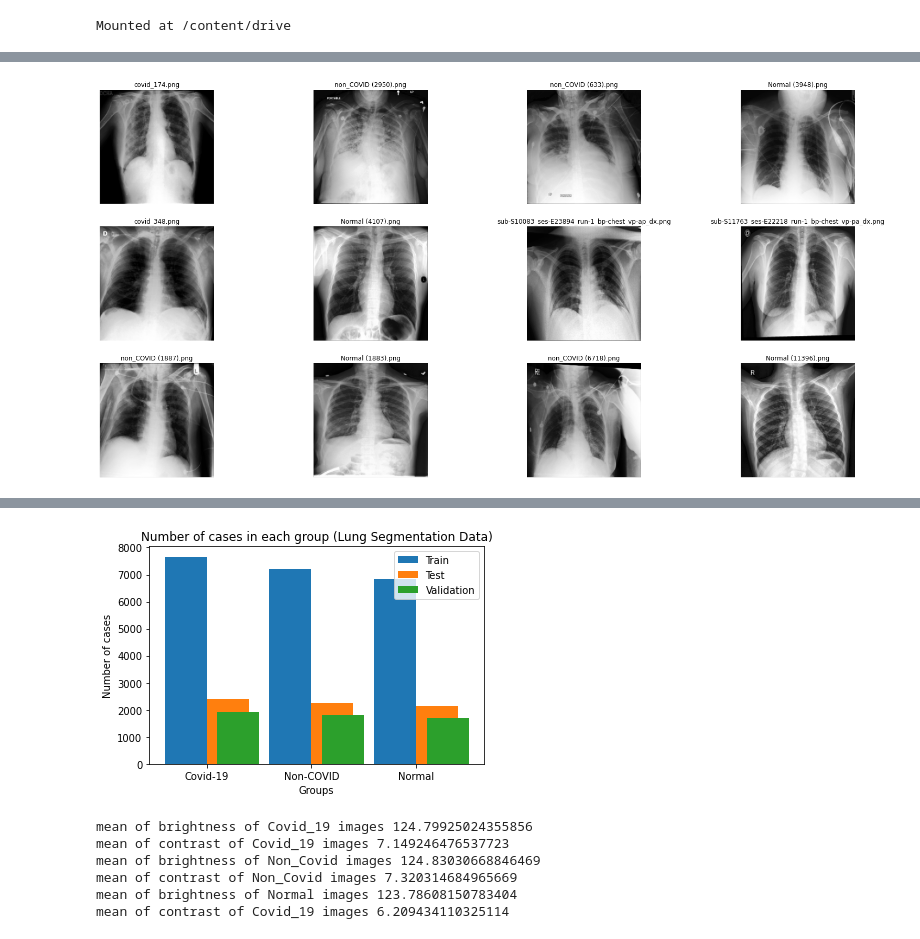
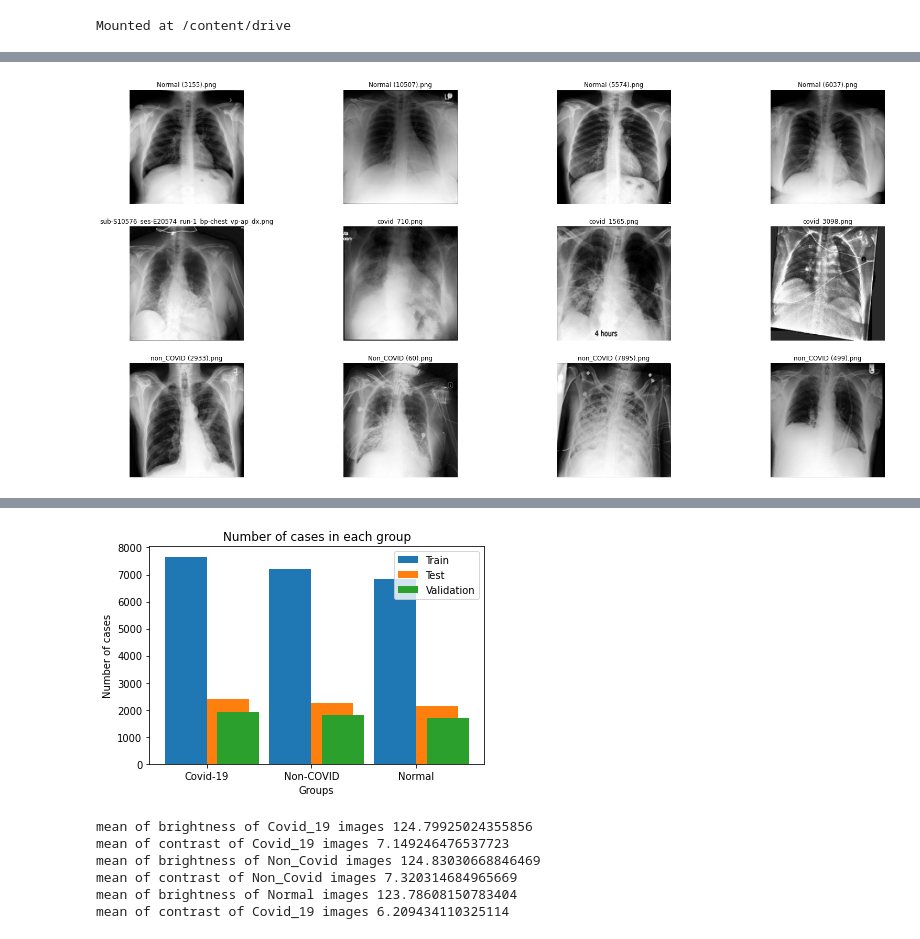
Before and after one commit to Amani-Al-Mekhlafi/Biomarker-combinations-and-sample-size-estimation, a Jupyter notebook: codes_ByAmani/Descriptive.ipynb, the cells around one changed output, grey strips where cells are left out. Drawn from its saved outputs; the diff is of its cells as text; code cells hidden in the pictures.

```diff
--- a/codes_ByAmani/Descriptive.ipynb
+++ b/codes_ByAmani/Descriptive.ipynb
@@ -30,33 +30,33 @@ normal= '/Normal/images'
 # %%
 ## explore few images
 
 cnt_imgs = 4  # we take 4 images for each class
 
 
 
 counter = 0
 IMAGE_SIZE = (200, 200)
 normal_imgs_path = [lungdir + train + normal + '/' + i for i in os.listdir(lungdir + train + normal)[:cnt_imgs]]
 covid_imgs_path = [lungdir + train + covid + '/' + j for j in os.listdir(lungdir + train + covid)[:cnt_imgs]]
 non_covid_imgs_path = [lungdir + train + noncovid + '/' + l for l in os.listdir(lungdir + train + noncovid)[:cnt_imgs]]
 
 all_imgs = normal_imgs_path + covid_imgs_path + non_covid_imgs_path
-random.shuffle(all_imgs)
+#random.shuffle(all_imgs)
 
 
 plt.figure(figsize=(28, 28))
 for img_path in all_imgs:
     plt.subplot(6, 4, counter+1)
     img = cv2.imread(img_path)
     img = cv2.resize(img, IMAGE_SIZE)
     label = os.path.basename(img_path).split('/')[-1]
 
     plt.imshow(img)
     plt.title(label)
     plt.axis('off')
     counter += 1
 # %% [output]
-[figure, old version]
+[figure, new version]
 # %%
 ## check the number of cases in lung segmentation file
 def check_len_lungdir(label_1: str) -> int:
@@ -137,11 +139,11 @@ plt.bar(X_axis + 0.3, val_, 0.4, label="Validation")
 plt.xticks(X_axis, X)
 plt.xlabel("Groups")
 plt.ylabel("Number of cases")
-plt.title("Number of cases in each group (Lung Segmentation Data)")
+plt.title("Number of cases in each group")
 plt.legend()
 plt.show()
 # %% [output]
-[figure, old version]
+[figure, new version]
 # %%
 ## check the brightness and contrast of images
 from PIL import Image, ImageStat
```
Also changed, not shown: parts of 2 cells of this notebook.
